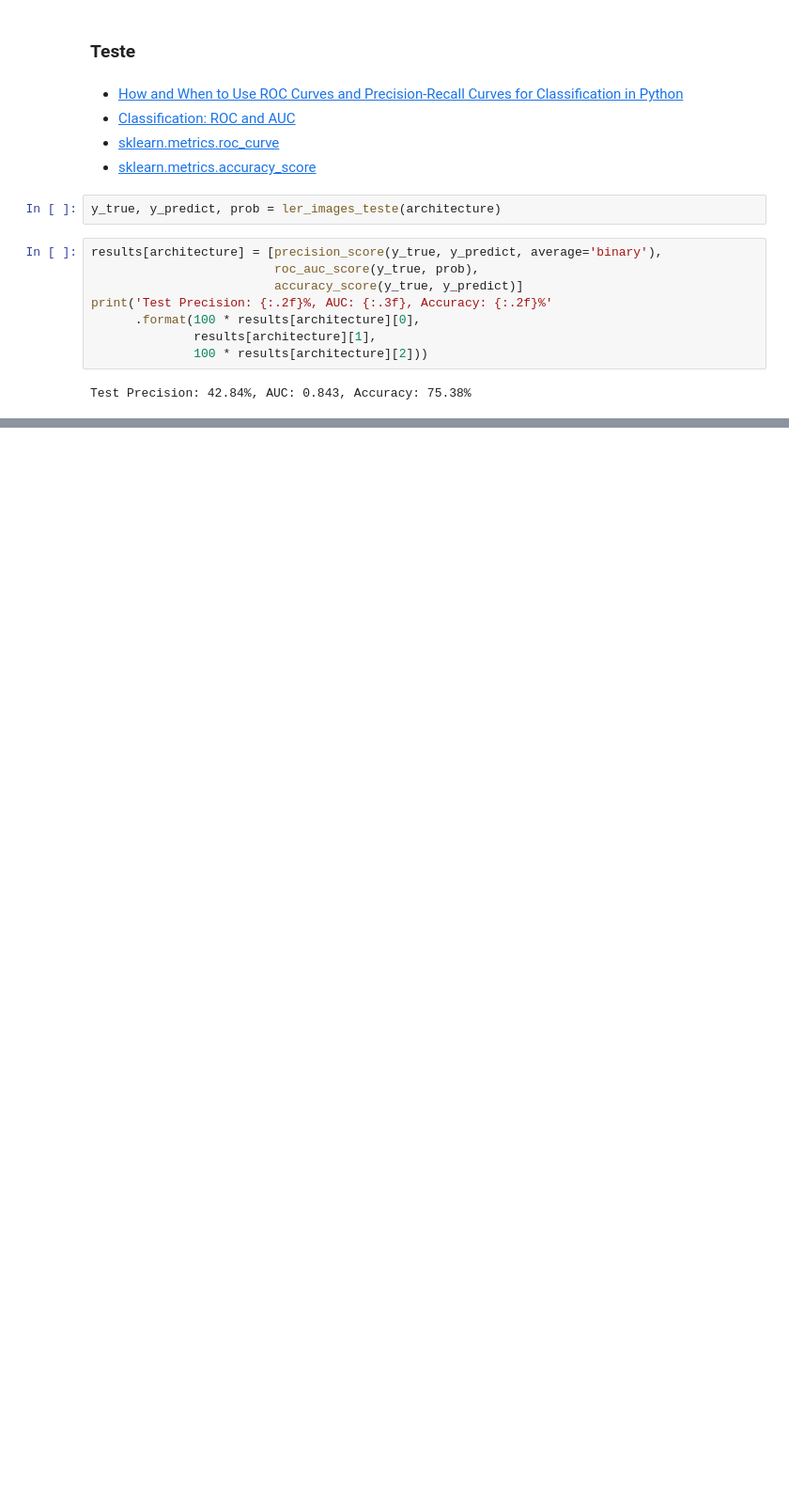
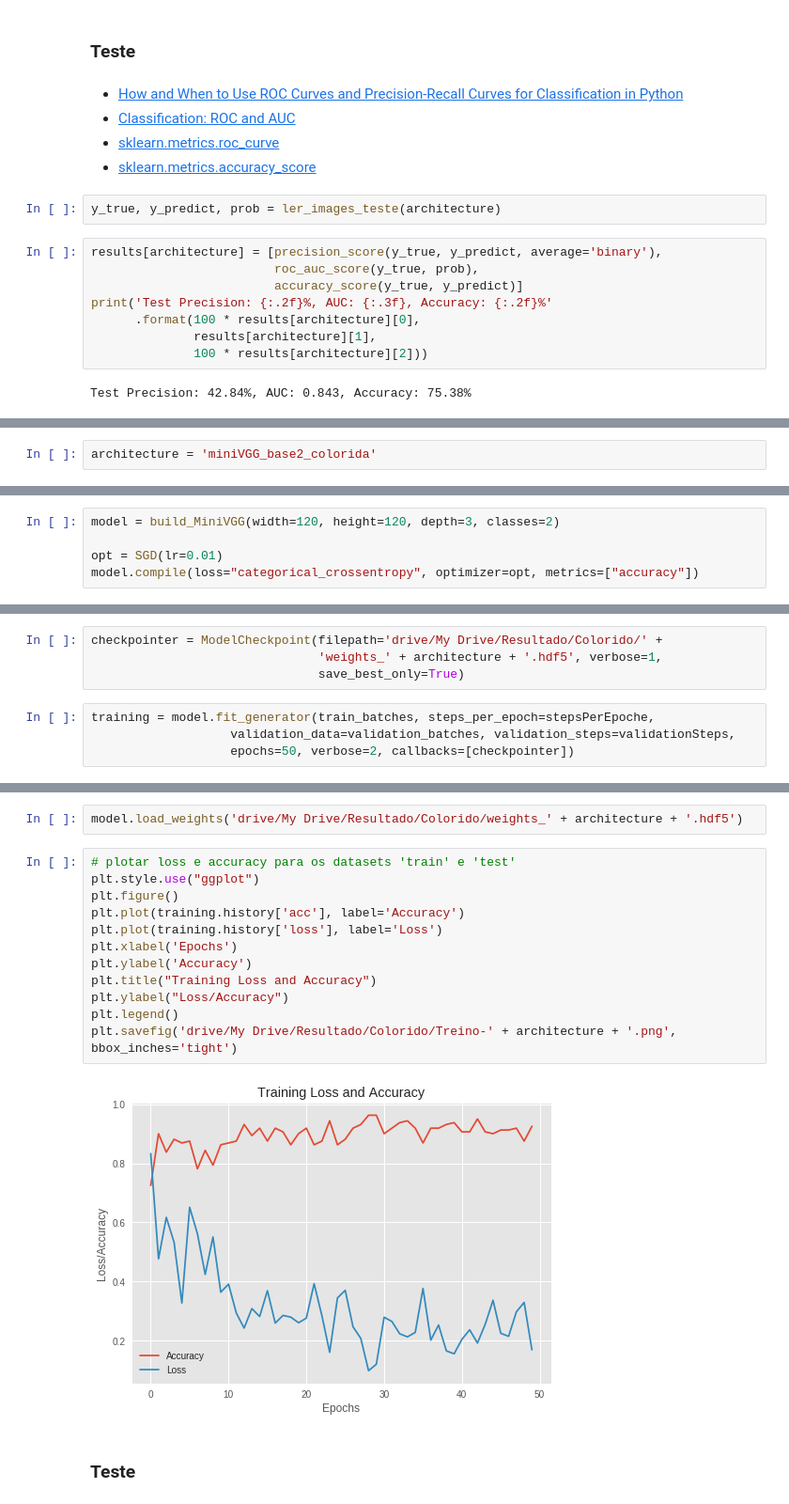
Before and after one commit to FernandaSzAdr/CNN_cromossome, a Jupyter notebook: TesteRede2_Colorida_Base2.ipynb, the cells around one changed output, grey strips where cells are left out. Shown at 94% size. Saved outputs shown, nothing was run; the diff lists cells and outputs as text; blank space fills up the shorter version.

```diff
--- a/TesteRede2_Colorida_Base2.ipynb
+++ b/TesteRede2_Colorida_Base2.ipynb
@@ -1667,0 +1677,2 @@ plt.savefig('drive/My Drive/Resultado/Colorido/Teste-ROC_CURVE-' + architecture
+# %%
+architecture = 'miniVGG_base2_colorida'
@@ -1667,0 +1719,5 @@ plt.savefig('drive/My Drive/Resultado/Colorido/Teste-ROC_CURVE-' + architecture
+# %%
+model = build_MiniVGG(width=120, height=120, depth=3, classes=2)
+
+opt = SGD(lr=0.01)
+model.compile(loss="categorical_crossentropy", optimizer=opt, metrics=["accuracy"])
@@ -1667,0 +1733,8 @@ plt.savefig('drive/My Drive/Resultado/Colorido/Teste-ROC_CURVE-' + architecture
+# %%
+checkpointer = ModelCheckpoint(filepath='drive/My Drive/Resultado/Colorido/' +
+                               'weights_' + architecture + '.hdf5', verbose=1,
+                               save_best_only=True)
+# %%
+training = model.fit_generator(train_batches, steps_per_epoch=stepsPerEpoche,
+                   validation_data=validation_batches, validation_steps=validationSteps,
+                   epochs=50, verbose=2, callbacks=[checkpointer])
@@ -1667,0 +1759,18 @@ plt.savefig('drive/My Drive/Resultado/Colorido/Teste-ROC_CURVE-' + architecture
+# %%
+model.load_weights('drive/My Drive/Resultado/Colorido/weights_' + architecture + '.hdf5')
+# %%
+# plotar loss e accuracy para os datasets 'train' e 'test'
+plt.style.use("ggplot")
+plt.figure()
+plt.plot(training.history['acc'], label='Accuracy')
+plt.plot(training.history['loss'], label='Loss')
+plt.xlabel('Epochs')
+plt.ylabel('Accuracy')
+plt.title("Training Loss and Accuracy")
+plt.ylabel("Loss/Accuracy")
+plt.legend()
+plt.savefig('drive/My Drive/Resultado/Colorido/Treino-' + architecture + '.png', bbox_inches='tight')
+# %% [output]
+[figure, added]
+# %% [markdown]
+### Teste
```
Also changed, not shown: parts of 24 cells of this notebook.
